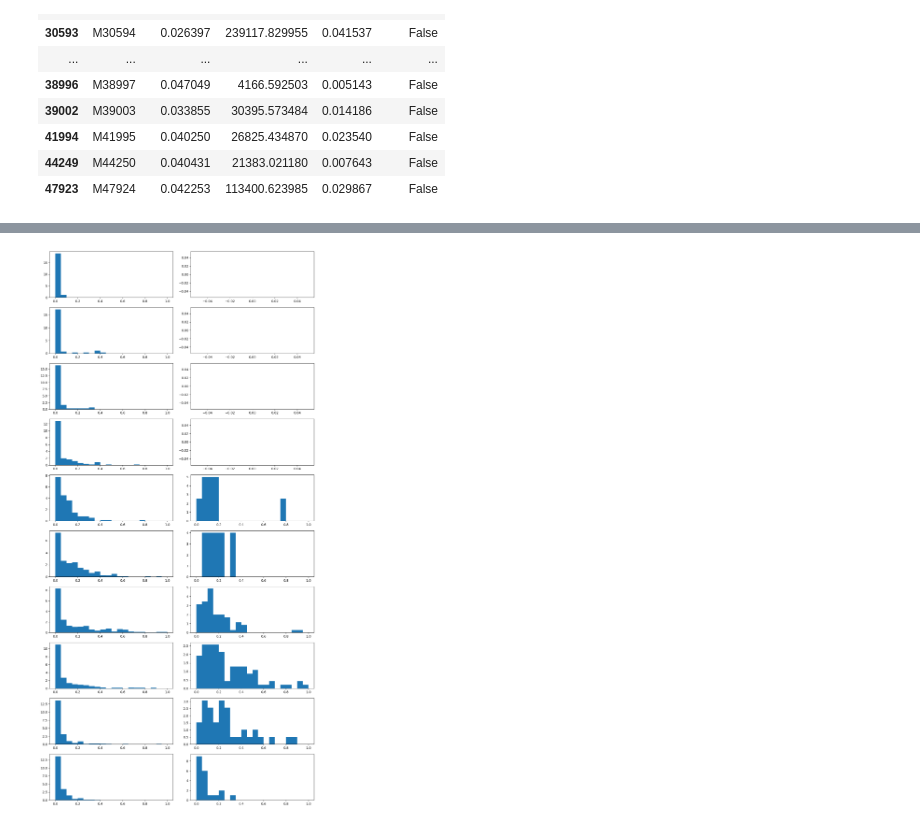
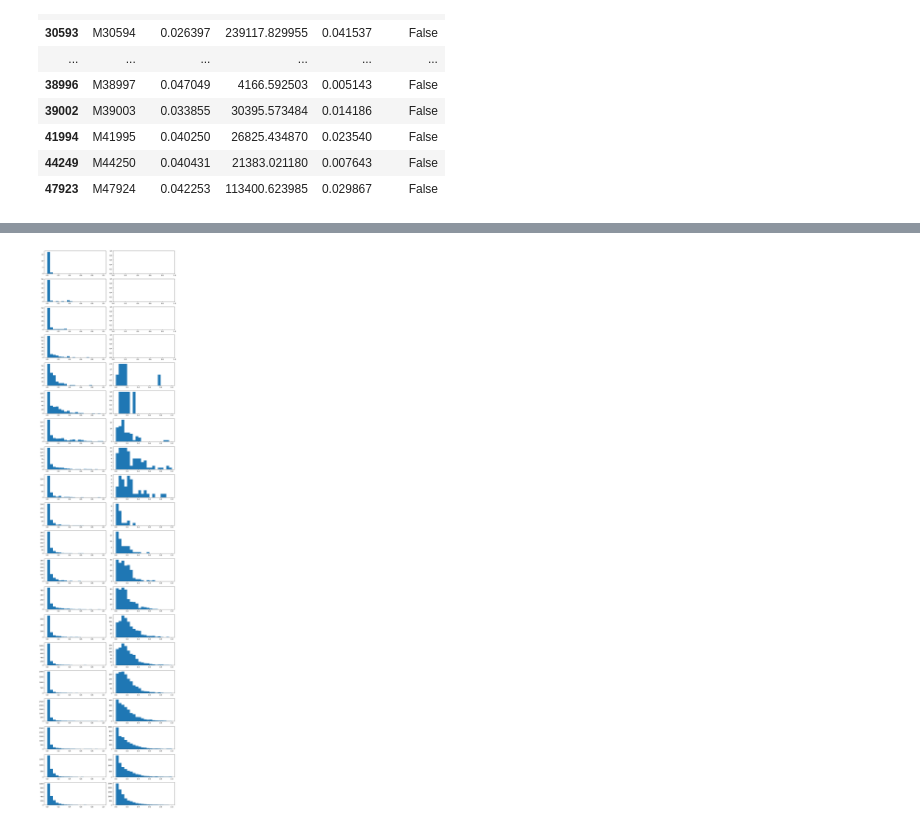
Before and after one commit to dynolab/predan, a Jupyter notebook: notebooks/m4companalis.ipynb, the cells around one changed output, grey strips where cells are left out. Saved outputs shown, nothing was run; the diff lists cells and outputs as text; code cells hidden in the pictures.

```diff
--- a/notebooks/m4companalis.ipynb
+++ b/notebooks/m4companalis.ipynb
@@ -101,7 +164,7 @@ plt.show()
 
 df = []
 symdf = []
-for k in range(5, 100, 5):
+for k in range(5, 101, 5):
     df_sorted = df_mres[df_mres["perm_ent4"] <= k/100]
     df_sorted = df_sorted[df_sorted["perm_ent4"] > (k-5)/100]
     df.append(df_sorted.loc[df_sorted['sym_test'] == False])
@@ -129,10 +208,12 @@ df[0]
 # %%
-fig, axs = plt.subplots(10, 2, figsize=(12, 24))
-for i in range(10):
-        axs[i, 0].hist(df[i]["mape"], bins = 20, range =(0, 1), density = True)
-        axs[i, 1].hist(symdf[i]["mape"], bins = 20, range = (0,1), density = True)
+fig, axs = plt.subplots(20, 2, figsize=(12, 48))
+for i in range(20):
+    if not df[i].empty:
+        axs[i, 0].hist(df[i]["mape"], bins = 20, range =(0, 1))
+    if not symdf[i].empty:
+        axs[i, 1].hist(symdf[i]["mape"], bins = 20, range = (0, 1))
 
 plt.tight_layout()
 plt.show()
 # %% [output]
-[figure, old version]
+[figure, new version]
```
Also changed, not shown: parts of 46 cells of this notebook, 5 other files.
